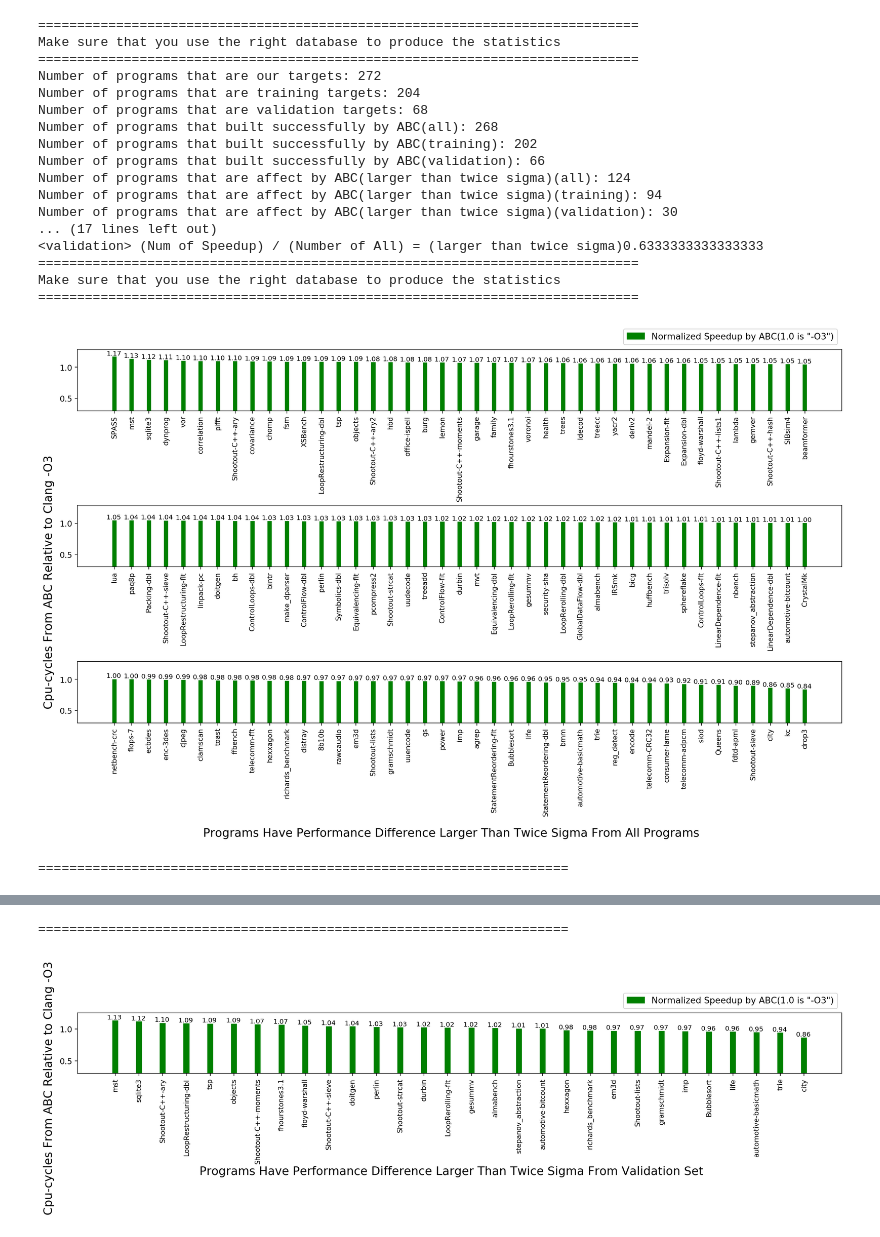
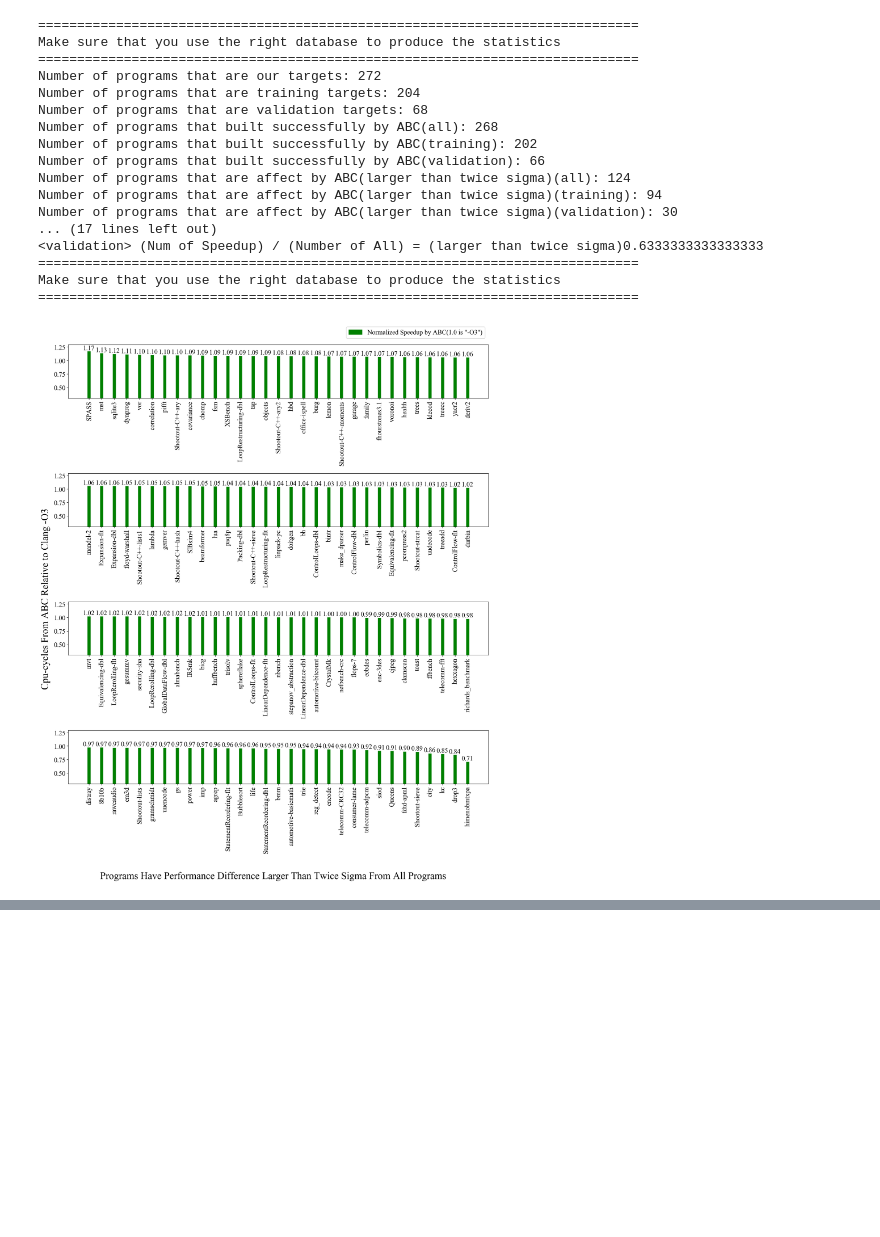
Before and after one commit to JaredCJR/ThesisTools, a Jupyter notebook: PassInstrument/inference/SpeedupEvaluation/LoadAndDraw.ipynb, the cells around one changed output, grey strips where cells are left out. Drawn from its saved outputs; the diff is of its cells as text; code cells hidden in the pictures; blank space fills up the shorter version.

Commit message:
Enlare the font size in evlauation

```diff
--- a/PassInstrument/inference/SpeedupEvaluation/LoadAndDraw.ipynb
+++ b/PassInstrument/inference/SpeedupEvaluation/LoadAndDraw.ipynb
@@ -57,13 +57,14 @@ def DrawBarChart(Inputs, Title, SaveName="Saved.png", SubGraphNum=3,  Ymax=None,
     '''
     Draw bar chart
     '''
-    plt.rc('font', size=3.5)
-    params = {'legend.fontsize': 12,
-          'figure.figsize': (15, 3.0*SubGraphNum),
-         'axes.labelsize': 7,
-         'axes.titlesize':7,
-         'xtick.labelsize':9.5,
-         'ytick.labelsize':11}
+    plt.rc('font', size=16)
+    params = {'legend.fontsize': 16,
+          'figure.figsize': (15, 4.4*SubGraphNum),
+         'axes.labelsize': 16,
+         'axes.titlesize':16,
+         'xtick.labelsize':16,
+         'ytick.labelsize':16,
+         'font.family':"Times New Roman"}
     pylab.rcParams.update(params)
     fig = plt.figure(dpi=160)
     width = 0.25 # the width of the bars
@@ -94,7 +95,7 @@ def DrawBarChart(Inputs, Title, SaveName="Saved.png", SubGraphNum=3,  Ymax=None,
             plt.ylim(ymin=Ymin, ymax=Ymax)
 
         y_label_loc = "up"
-        GraphGenerator_AutoLabel(rects, ax, y_label_loc, fontsize=9.2)
+        GraphGenerator_AutoLabel(rects, ax, y_label_loc, fontsize=16)
 
         XLength = len(x)
         '''
@@ -108,8 +109,8 @@ def DrawBarChart(Inputs, Title, SaveName="Saved.png", SubGraphNum=3,  Ymax=None,
         #plt.legend( handles=[patch_speedup] ) # this add legend to all subgraph
         if i == 0:
             plt.legend( handles=[patch_speedup], bbox_to_anchor=(1.0, 1.4))
-    fig.text(-0.01, 0.5, 'Cpu-cycles From ABC Relative to Clang -O3', fontsize=16, ha='center', va='center', rotation='vertical')
-    fig.text(0.5, -0.03, XbarLabel, fontsize=16, ha='center', va='center')
+    fig.text(-0.01, 0.5, 'Cpu-cycles From ABC Relative to Clang -O3', fontsize=24, ha='center', va='center', rotation='vertical')
+    fig.text(0.5, -0.03, XbarLabel, fontsize=24, ha='center', va='center')
 
 
     fig.suptitle(Title, fontweight='bold', y=1.0)
@@ -277,35 +278,34 @@ if __name__ == '__main__':
     TrainingGraphData_sigma.sort(key=itemgetter(1), reverse=True)
     ValidationGraphData_sigma.sort(key=itemgetter(1), reverse=True)
     DrawBarChart(Inputs=GraphData, Title="",
-                 SaveName = "Evaluation_Speedup-all-significance.png", SubGraphNum=3, Ymax = GraphData[0][1]+0.12, Ymin = 0.3,
+                 SaveName = "Evaluation_Speedup-all-significance.png", SubGraphNum=4, Ymax = GraphData[0][1]+0.12, Ymin = 0.3,
                  XbarLabel = "Programs Have Performance Difference Larger Than Twice Sigma From All Programs")
     print("====================================================================")
     DrawBarChart(Inputs=TrainingGraphData_sigma, Title="",
                  SaveName = "Evaluation_Speedup-trainingSet.png", SubGraphNum=3,
                  Ymax = TrainingGraphData_sigma[0][1]+0.12, Ymin = 0.3,
                  XbarLabel = "Programs Have Performance Difference Larger Than Twice Sigma From Training Set")
     print("====================================================================")
     DrawBarChart(Inputs=ValidationGraphData_sigma, Title="",
                  SaveName = "Evaluation_Speedup-validationSet.png", SubGraphNum=1,
                  Ymax = ValidationGraphData_sigma[0][1]+0.12, Ymin = 0.3,
                  XbarLabel = "Programs Have Performance Difference Larger Than Twice Sigma From Validation Set")
 # %% [output]
 =============================================================================
 Make sure that you use the right database to produce the statistics
 =============================================================================
 Number of programs that are our targets: 272
 Number of programs that are training targets: 204
 Number of programs that are validation targets: 68
 Number of programs that built successfully by ABC(all): 268
 Number of programs that built successfully by ABC(training): 202
 Number of programs that built successfully by ABC(validation): 66
 Number of programs that are affect by ABC(larger than twice sigma)(all): 124
 Number of programs that are affect by ABC(larger than twice sigma)(training): 94
 Number of programs that are affect by ABC(larger than twice sigma)(validation): 30
 ... (17 lines left out)
 <validation> (Num of Speedup) / (Number of All) = (larger than twice sigma)0.6333333333333333
 =============================================================================
 Make sure that you use the right database to produce the statistics
 =============================================================================
-[figure, old version]
+[figure, new version]
-====================================================================
@@ -313,2 +311,0 @@ Make sure that you use the right database to produce the statistics
-====================================================================
-[figure, removed]
```
Also changed, not shown: parts of 1 cell of this notebook, 3 other files.
